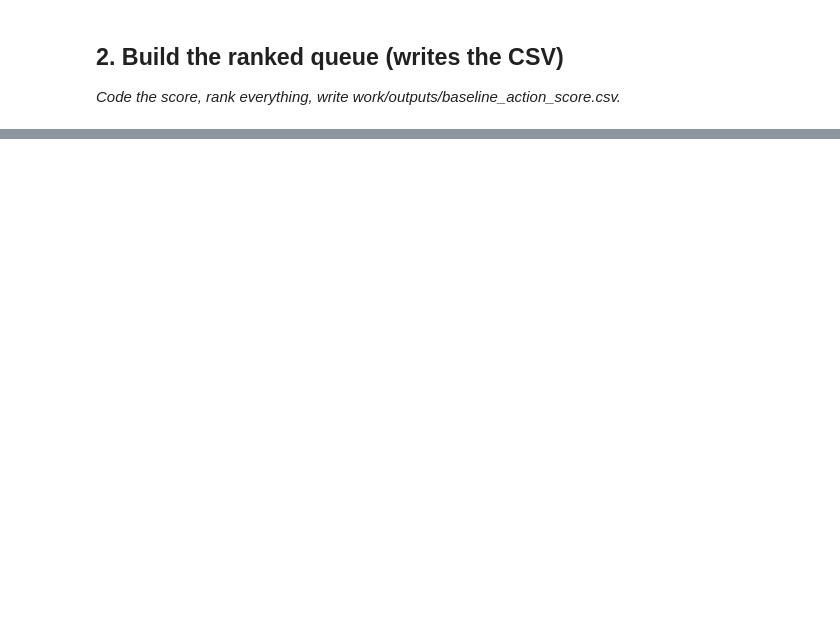
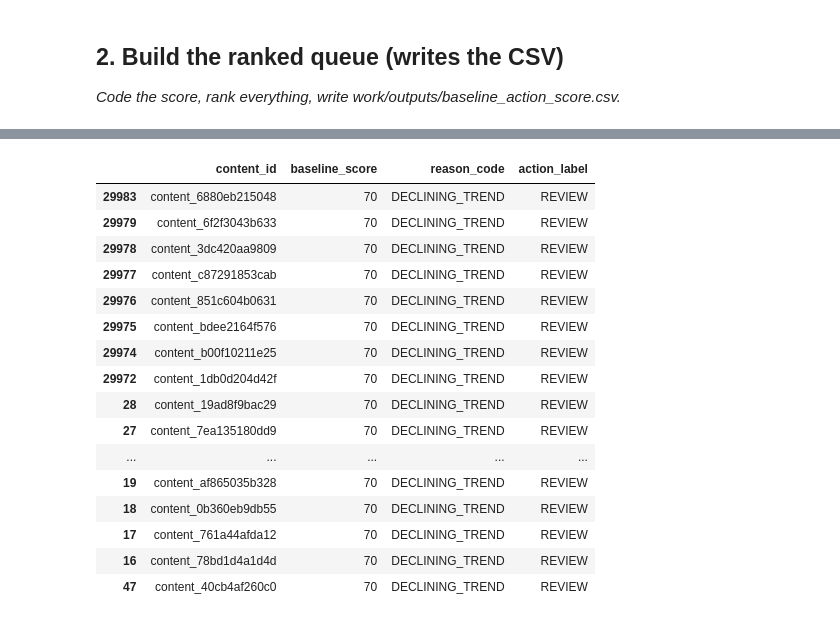
Before and after one commit to Dilip-Git18/flyrank-ml-internship, a Jupyter notebook: work/notebooks/w04_baseline_score.ipynb, the cells around one changed output, grey strips where cells are left out. Drawn from its saved outputs; the diff is of its cells as text; code cells hidden in the pictures; blank space fills up the shorter version.

```diff
--- a/work/notebooks/w04_baseline_score.ipynb
+++ b/work/notebooks/w04_baseline_score.ipynb
@@ -12,0 +13,13 @@ This skeleton is yours to fill. Work the sections **in order** — each one has
+# %%
+import pandas as pd
+import numpy as np
+import os
+
+# Load dataset
+path = "./flyrank-ml-internship/data/raw/content_refresh_anonymized.csv"
+
+df = pd.read_csv(path)
+
+print("Dataset shape:", df.shape)
+
+df.head()
@@ -24,0 +241,24 @@ This skeleton is yours to fill. Work the sections **in order** — each one has
+# %%
+# Display the Top 20 ranked pages
+
+top20 = baseline_queue.head(20)
+
+top20
+# %% [output]
+|  | content_id | baseline_score | reason_code | action_label |
+| 29983 | content_6880eb215048 | 70 | DECLINING_TREND | REVIEW |
+| 29979 | content_6f2f3043b633 | 70 | DECLINING_TREND | REVIEW |
+| 29978 | content_3dc420aa9809 | 70 | DECLINING_TREND | REVIEW |
+| 29977 | content_c87291853cab | 70 | DECLINING_TREND | REVIEW |
+| 29976 | content_851c604b0631 | 70 | DECLINING_TREND | REVIEW |
+| 29975 | content_bdee2164f576 | 70 | DECLINING_TREND | REVIEW |
+| 29974 | content_b00f10211e25 | 70 | DECLINING_TREND | REVIEW |
+| 29972 | content_1db0d204d42f | 70 | DECLINING_TREND | REVIEW |
+| 28 | content_19ad8f9bac29 | 70 | DECLINING_TREND | REVIEW |
+| 27 | content_7ea135180dd9 | 70 | DECLINING_TREND | REVIEW |
+| ... | ... | ... | ... | ... |
+| 19 | content_af865035b328 | 70 | DECLINING_TREND | REVIEW |
+| 18 | content_0b360eb9db55 | 70 | DECLINING_TREND | REVIEW |
+| 17 | content_761a44afda12 | 70 | DECLINING_TREND | REVIEW |
+| 16 | content_78bd1d4a1d4d | 70 | DECLINING_TREND | REVIEW |
+| 47 | content_40cb4af260c0 | 70 | DECLINING_TREND | REVIEW |
```
Also changed, not shown: parts of 17 cells of this notebook.
